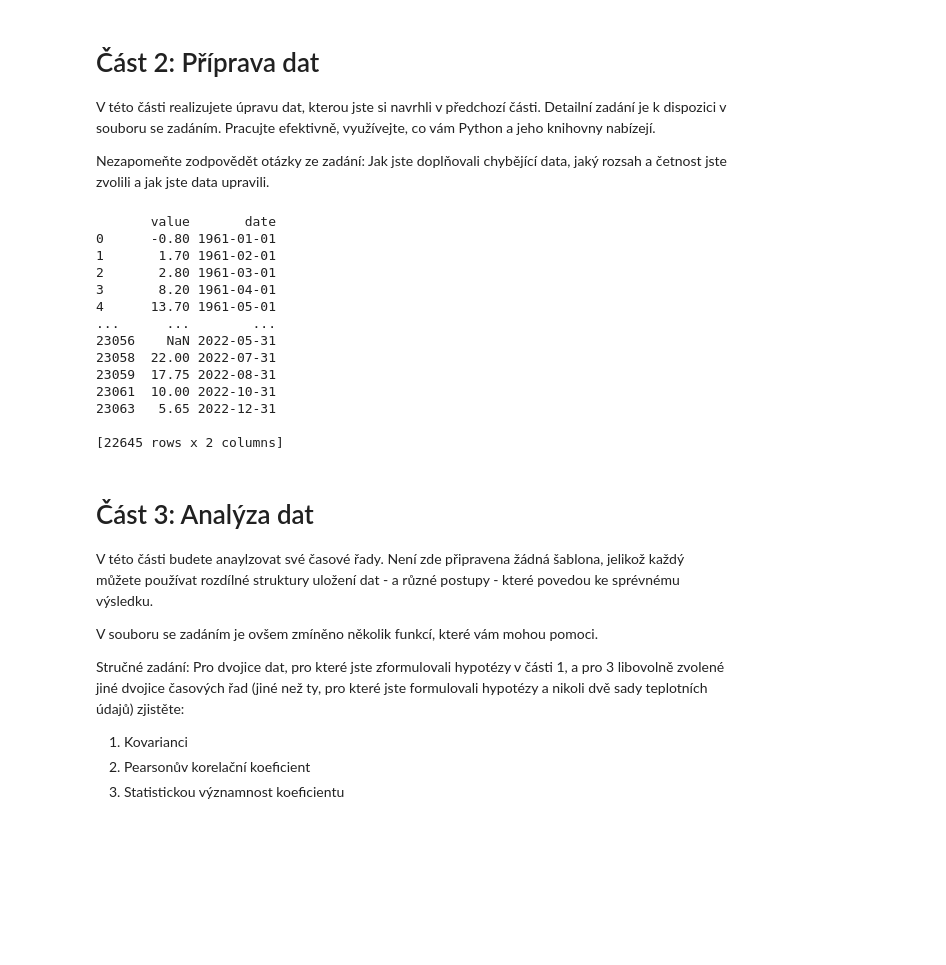
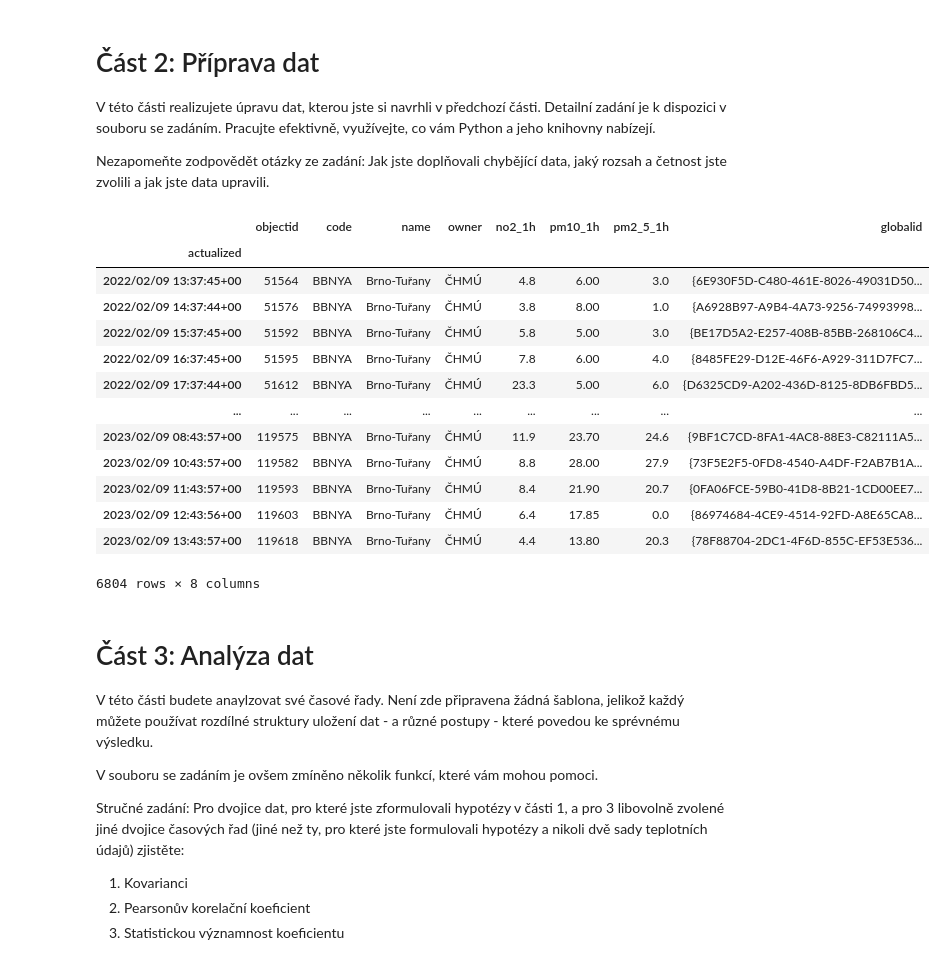
Before and after one commit to Matiak/TOI, a Jupyter notebook: TOI2023.ipynb, the cells around one changed output. Drawn from its saved outputs; the diff is of its cells as text; code cells hidden in the pictures; blank space fills up the shorter version.

```diff
--- a/TOI2023.ipynb
+++ b/TOI2023.ipynb
@@ -372,48 +372,60 @@ ins = [t_avg,t_min,t_max,rain,wind]
 # new dataframes
 dfs = [[],[],[],[],[]]
 df_air = []
 # same conversions for datasets average, max, min temperatur, wind speed and amount of rain
 # 1. create columns day and value
 # 2. rename columns rok, měsíc to year, month
 # 3. create column date
 # 4. remove unnecessary columns
+# 5. set index to date
+# 6. interpolation of empty values
+# 7. trim datasets to interval
 for i in range(5):
   dfs[i] = pd.melt(ins[i],id_vars=['rok','měsíc'], var_name='deň',value_name='value')
   dfs[i] = dfs[i].rename(columns={"rok": "year", "měsíc": "month","deň":"day"})
   dfs[i]['date'] = pd.to_datetime(dfs[i][['year','month','day']], errors='coerce')
   dfs[i] = dfs[i][pd.notnull(dfs[i]['date'])]
   del dfs[i]['year']
   del dfs[i]['month']
   del dfs[i]['day']
+  dfs[i] = dfs[i].sort_values('date', ascending = True)
+  dfs[i] = dfs[i].set_index('date')
+  dfs[i].interpolate(inplace=True)
+  dfs[i] = dfs[i]['2022-02-09':'2022-12-31']
 df_t_avg,df_t_max,df_t_min,df_rain,df_wind = dfs
 
 # new dataframe for air polution
 df_air = air[air['name']=='Brno-Tuřany']
+df_air = df_air.sort_values('actualized', ascending = True)
+df_air = df_air.set_index('actualized')
+# todo 0.0 v pm2... nahradiť za NaN
+df_air.interpolate(inplace=True)
 # remove of unnecessary values (columns of values)
 del df_air['X']
 del df_air['Y']
 del df_air['lat']
 del df_air['lon']
 del df_air['so2_1h']
 del df_air['co_8h']
 del df_air['pm10_24h']
 del df_air['o3_1h']
-print(df_t_avg)
+
+df_air
 # %% [output]
+|  | objectid | code | name | owner | no2_1h | pm10_1h | pm2_5_1h | globalid |
+| actualized |  |  |  |  |  |  |  |  |
+| 2022/02/09 13:37:45+00 | 51564 | BBNYA | Brno-Tuřany | ČHMÚ | 4.8 | 6.00 | 3.0 | {6E930F5D-C480-461E-8026-49031D50... |
+| 2022/02/09 14:37:44+00 | 51576 | BBNYA | Brno-Tuřany | ČHMÚ | 3.8 | 8.00 | 1.0 | {A6928B97-A9B4-4A73-9256-74993998... |
+| 2022/02/09 15:37:45+00 | 51592 | BBNYA | Brno-Tuřany | ČHMÚ | 5.8 | 5.00 | 3.0 | {BE17D5A2-E257-408B-85BB-268106C4... |
+| 2022/02/09 16:37:45+00 | 51595 | BBNYA | Brno-Tuřany | ČHMÚ | 7.8 | 6.00 | 4.0 | {8485FE29-D12E-46F6-A929-311D7FC7... |
+| 2022/02/09 17:37:44+00 | 51612 | BBNYA | Brno-Tuřany | ČHMÚ | 23.3 | 5.00 | 6.0 | {D6325CD9-A202-436D-8125-8DB6FBD5... |
+| ... | ... | ... | ... | ... | ... | ... | ... | ... |
+| 2023/02/09 08:43:57+00 | 119575 | BBNYA | Brno-Tuřany | ČHMÚ | 11.9 | 23.70 | 24.6 | {9BF1C7CD-8FA1-4AC8-88E3-C82111A5... |
+| 2023/02/09 10:43:57+00 | 119582 | BBNYA | Brno-Tuřany | ČHMÚ | 8.8 | 28.00 | 27.9 | {73F5E2F5-0FD8-4540-A4DF-F2AB7B1A... |
+| 2023/02/09 11:43:57+00 | 119593 | BBNYA | Brno-Tuřany | ČHMÚ | 8.4 | 21.90 | 20.7 | {0FA06FCE-59B0-41D8-8B21-1CD00EE7... |
+| 2023/02/09 12:43:56+00 | 119603 | BBNYA | Brno-Tuřany | ČHMÚ | 6.4 | 17.85 | 0.0 | {86974684-4CE9-4514-92FD-A8E65CA8... |
+| 2023/02/09 13:43:57+00 | 119618 | BBNYA | Brno-Tuřany | ČHMÚ | 4.4 | 13.80 | 20.3 | {78F88704-2DC1-4F6D-855C-EF53E536... |
-       value       date
-0      -0.80 1961-01-01
-1       1.70 1961-02-01
-2       2.80 1961-03-01
-3       8.20 1961-04-01
-4      13.70 1961-05-01
-...      ...        ...
-23056    NaN 2022-05-31
-23058  22.00 2022-07-31
-23059  17.75 2022-08-31
-23061  10.00 2022-10-31
-23063   5.65 2022-12-31
-
-[22645 rows x 2 columns]
+6804 rows × 8 columns
 # %% [markdown]
 # Část 3: Analýza dat
 
```
Also changed, not shown: parts of 6 cells of this notebook.
